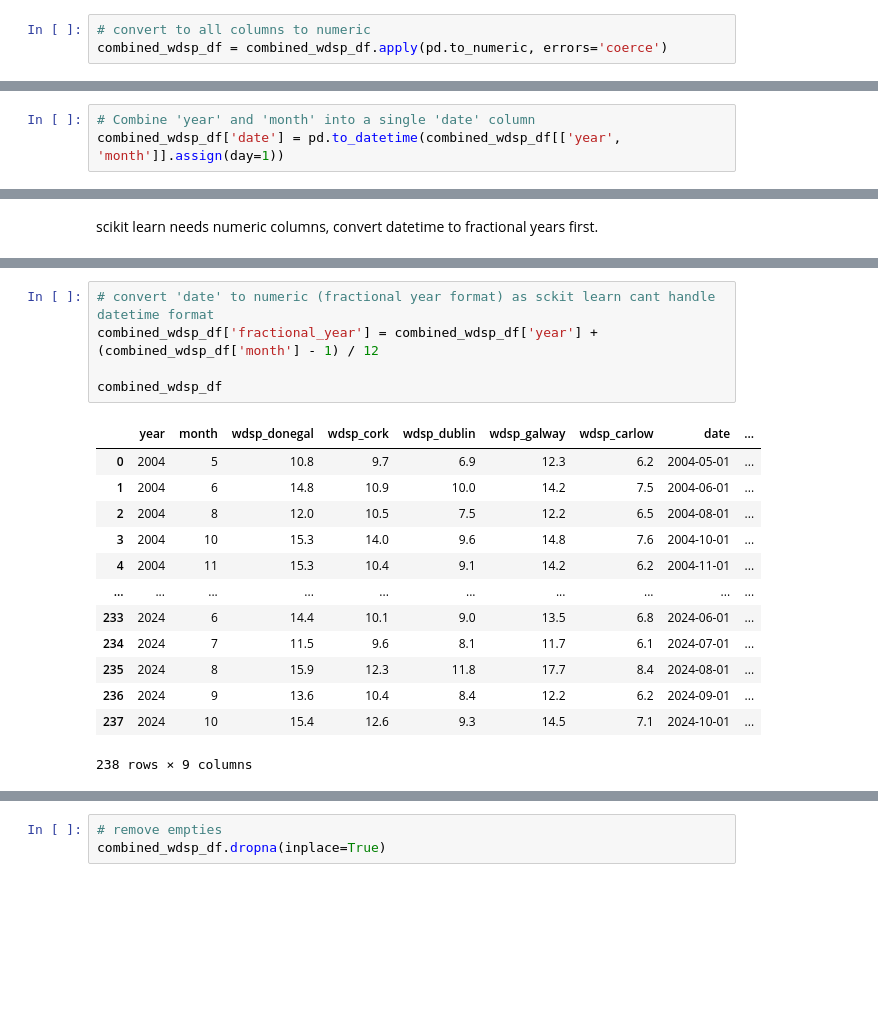
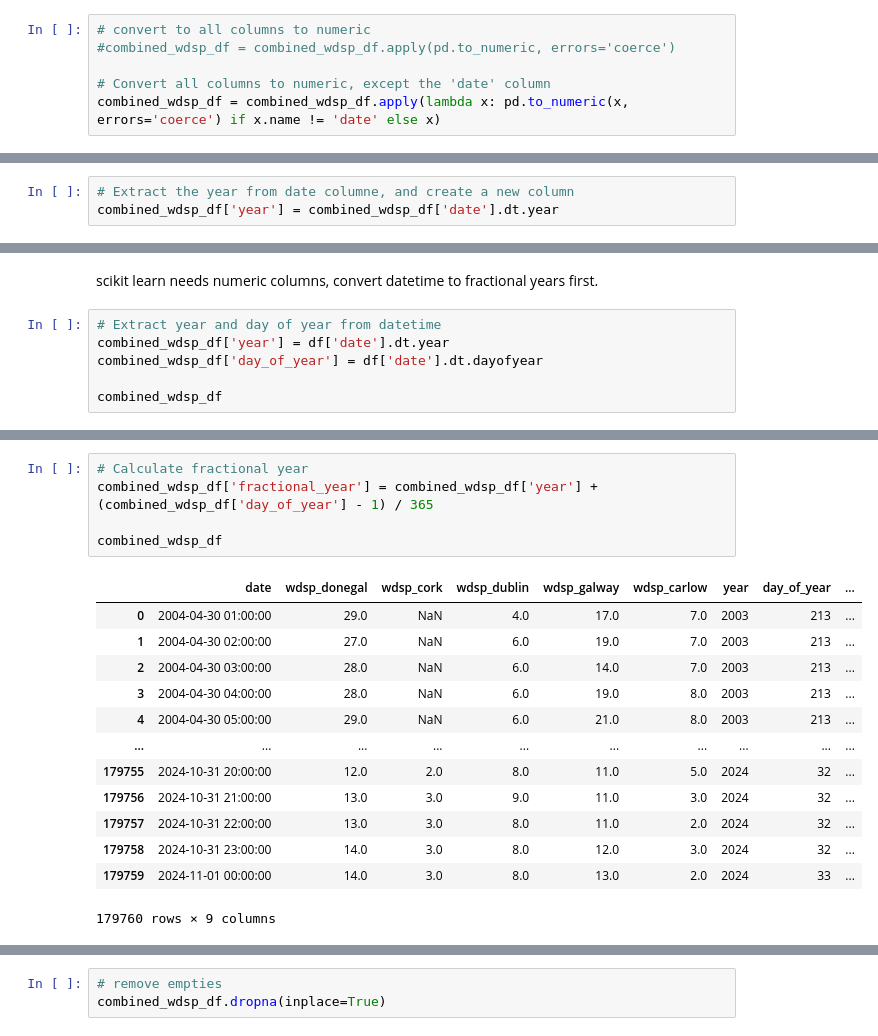
Before and after one commit to holmstead/PFDA, a Jupyter notebook: project/windspeed.ipynb, the cells around one changed output, grey strips where cells are left out. Cells and saved outputs as stored; diff of their text form; blank space fills up the shorter version.

```diff
--- a/project/windspeed.ipynb
+++ b/project/windspeed.ipynb
@@ -162,6 +275,9 @@ Windseed isnt numeric. Convert entire df to numeric first.
 # %%
 # convert to all columns to numeric
-combined_wdsp_df = combined_wdsp_df.apply(pd.to_numeric, errors='coerce')
+#combined_wdsp_df = combined_wdsp_df.apply(pd.to_numeric, errors='coerce')
+
+# Convert all columns to numeric, except the 'date' column
+combined_wdsp_df = combined_wdsp_df.apply(lambda x: pd.to_numeric(x, errors='coerce') if x.name != 'date' else x)
 # %%
 # check df again
 combined_wdsp_df.dtypes
@@ -176,4 +291 @@ wdsp_carlow     float64
 dtype: object
-# %%
-# Combine 'year' and 'month' into a single 'date' column
-combined_wdsp_df['date'] = pd.to_datetime(combined_wdsp_df[['year', 'month']].assign(day=1))
@@ -180,3 +309,6 @@ combined_wdsp_df['date'] = pd.to_datetime(combined_wdsp_df[['year', 'month']].as
+# %%
+# Extract the year from date columne, and create a new column
+combined_wdsp_df['year'] = combined_wdsp_df['date'].dt.year
 # %%
 combined_wdsp_df
 # %% [output]
@@ -216,3 +375,9 @@ plt.tight_layout()
 ### Predictive Stuff
 # %% [markdown]
 scikit learn needs numeric columns, convert datetime to fractional years first.
+# %%
+# Extract year and day of year from datetime
+combined_wdsp_df['year'] = df['date'].dt.year
+combined_wdsp_df['day_of_year'] = df['date'].dt.dayofyear
+
+combined_wdsp_df
@@ -219,22 +398,22 @@ scikit learn needs numeric columns, convert datetime to fractional years first.
 # %%
-# convert 'date' to numeric (fractional year format) as sckit learn cant handle datetime format
-combined_wdsp_df['fractional_year'] = combined_wdsp_df['year'] + (combined_wdsp_df['month'] - 1) / 12
+# Calculate fractional year
+combined_wdsp_df['fractional_year'] = combined_wdsp_df['year'] + (combined_wdsp_df['day_of_year'] - 1) / 365
 
 combined_wdsp_df
 # %% [output]
-|  | year | month | wdsp_donegal | wdsp_cork | wdsp_dublin | wdsp_galway | wdsp_carlow | date | ... |
-| 0 | 2004 | 5 | 10.8 | 9.7 | 6.9 | 12.3 | 6.2 | 2004-05-01 | ... |
-| 1 | 2004 | 6 | 14.8 | 10.9 | 10.0 | 14.2 | 7.5 | 2004-06-01 | ... |
-| 2 | 2004 | 8 | 12.0 | 10.5 | 7.5 | 12.2 | 6.5 | 2004-08-01 | ... |
-| 3 | 2004 | 10 | 15.3 | 14.0 | 9.6 | 14.8 | 7.6 | 2004-10-01 | ... |
-| 4 | 2004 | 11 | 15.3 | 10.4 | 9.1 | 14.2 | 6.2 | 2004-11-01 | ... |
+|  | date | wdsp_donegal | wdsp_cork | wdsp_dublin | wdsp_galway | wdsp_carlow | year | day_of_year | ... |
+| 0 | 2004-04-30 01:00:00 | 29.0 | NaN | 4.0 | 17.0 | 7.0 | 2003 | 213 | ... |
+| 1 | 2004-04-30 02:00:00 | 27.0 | NaN | 6.0 | 19.0 | 7.0 | 2003 | 213 | ... |
+| 2 | 2004-04-30 03:00:00 | 28.0 | NaN | 6.0 | 14.0 | 7.0 | 2003 | 213 | ... |
+| 3 | 2004-04-30 04:00:00 | 28.0 | NaN | 6.0 | 19.0 | 8.0 | 2003 | 213 | ... |
+| 4 | 2004-04-30 05:00:00 | 29.0 | NaN | 6.0 | 21.0 | 8.0 | 2003 | 213 | ... |
 | ... | ... | ... | ... | ... | ... | ... | ... | ... | ... |
-| 233 | 2024 | 6 | 14.4 | 10.1 | 9.0 | 13.5 | 6.8 | 2024-06-01 | ... |
-| 234 | 2024 | 7 | 11.5 | 9.6 | 8.1 | 11.7 | 6.1 | 2024-07-01 | ... |
-| 235 | 2024 | 8 | 15.9 | 12.3 | 11.8 | 17.7 | 8.4 | 2024-08-01 | ... |
-| 236 | 2024 | 9 | 13.6 | 10.4 | 8.4 | 12.2 | 6.2 | 2024-09-01 | ... |
-| 237 | 2024 | 10 | 15.4 | 12.6 | 9.3 | 14.5 | 7.1 | 2024-10-01 | ... |
+| 179755 | 2024-10-31 20:00:00 | 12.0 | 2.0 | 8.0 | 11.0 | 5.0 | 2024 | 32 | ... |
+| 179756 | 2024-10-31 21:00:00 | 13.0 | 3.0 | 9.0 | 11.0 | 3.0 | 2024 | 32 | ... |
+| 179757 | 2024-10-31 22:00:00 | 13.0 | 3.0 | 8.0 | 11.0 | 2.0 | 2024 | 32 | ... |
+| 179758 | 2024-10-31 23:00:00 | 14.0 | 3.0 | 8.0 | 12.0 | 3.0 | 2024 | 32 | ... |
+| 179759 | 2024-11-01 00:00:00 | 14.0 | 3.0 | 8.0 | 13.0 | 2.0 | 2024 | 33 | ... |
-238 rows × 9 columns
+179760 rows × 9 columns
 # %%
 # check for empties
 combined_wdsp_df.isna().sum()
```
Also changed, not shown: parts of 48 cells of this notebook.
